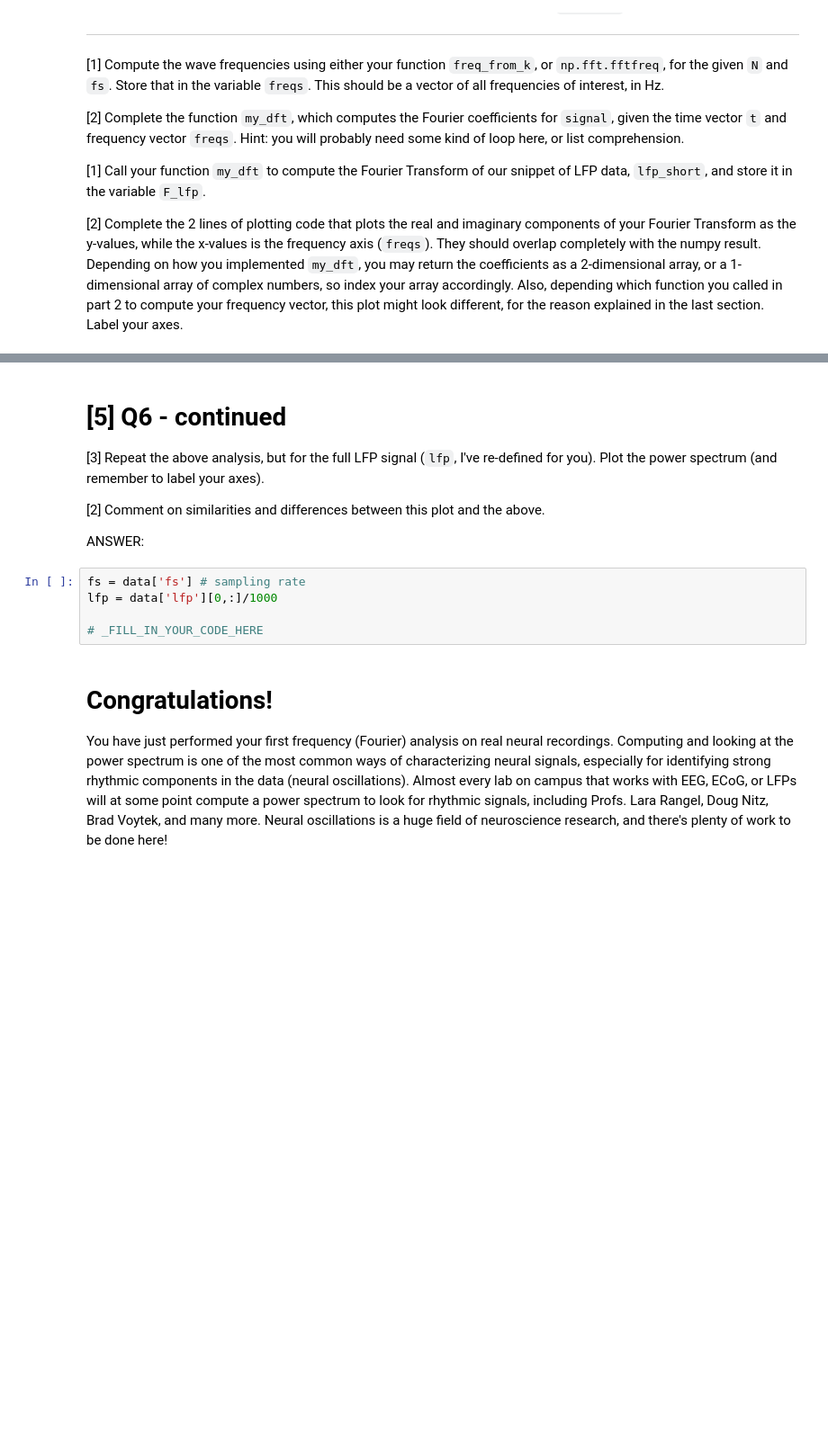
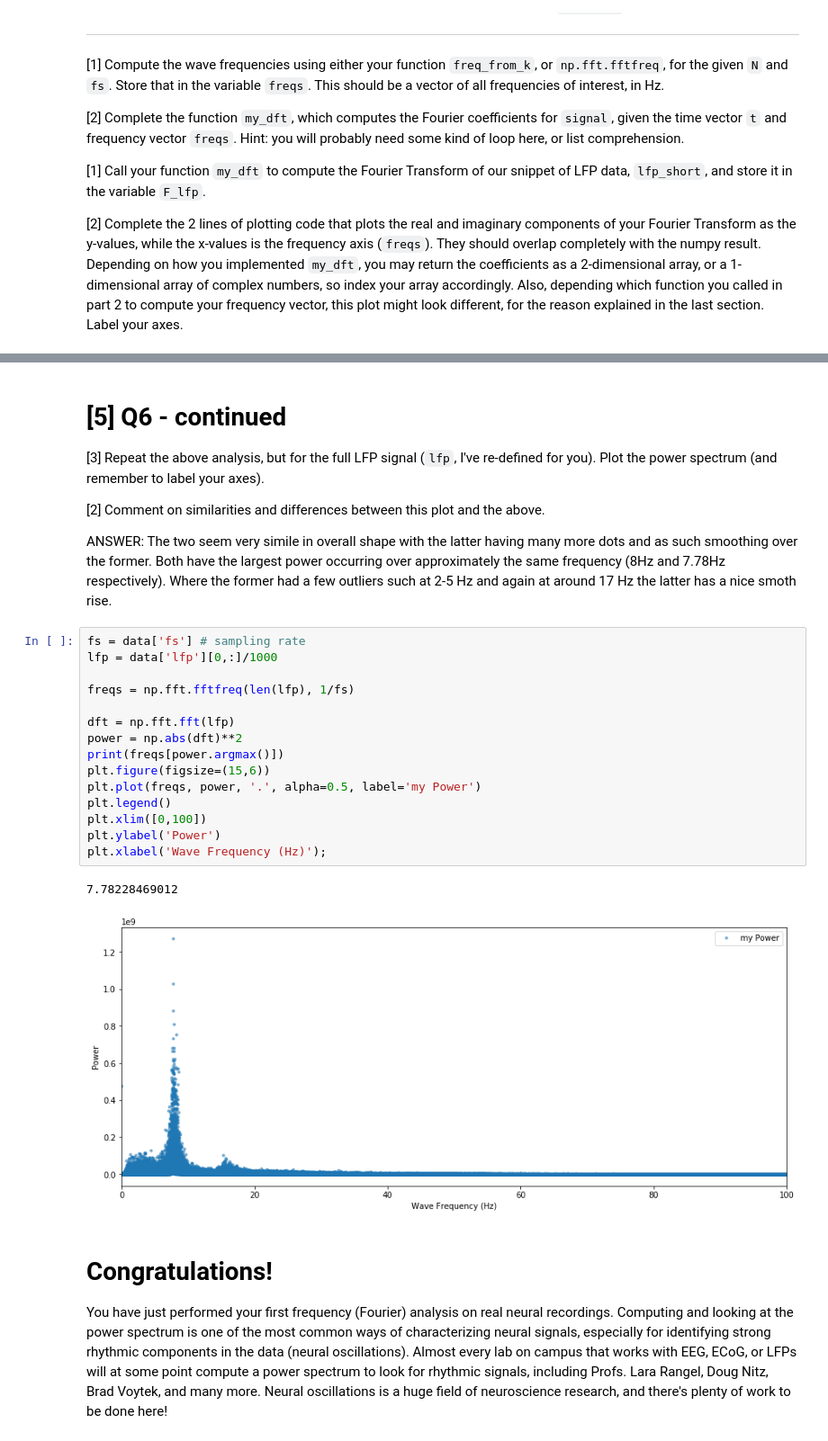
Before and after one commit to TamuzHod/COGS118C, a Jupyter notebook: Assignments/A2-FourierTransform.ipynb, the cells around one changed output, grey strips where cells are left out. Shown at 90% size. Cells and saved outputs as stored; diff of their text form; blank space fills up the shorter version.

```diff
--- a/Assignments/A2-FourierTransform.ipynb
+++ b/Assignments/A2-FourierTransform.ipynb
@@ -441,12 +444,25 @@ plt.xlim([0,100])
 
 [2] Comment on similarities and differences between this plot and the above.
 
-ANSWER:
+ANSWER: The two seem very simile in overall shape with the latter having many more dots and as such smoothing over the former. Both have the largest power occurring over approximately the same frequency (8Hz and 7.78Hz respectively). Where the former had a few outliers such at 2-5 Hz and again at around 17 Hz the latter has a nice smoth rise.
-# %%
-fs = data['fs'] # sampling rate
-lfp = data['lfp'][0,:]/1000
-
-# _FILL_IN_YOUR_CODE_HERE
+# %%
+fs = data['fs'] # sampling rate
+lfp = data['lfp'][0,:]/1000
+
+freqs = np.fft.fftfreq(len(lfp), 1/fs)
+
+dft = np.fft.fft(lfp)
+power = np.abs(dft)**2
+print(freqs[power.argmax()])
+plt.figure(figsize=(15,6))
+plt.plot(freqs, power, '.', alpha=0.5, label='my Power')
+plt.legend()
+plt.xlim([0,100])
+plt.ylabel('Power')
+plt.xlabel('Wave Frequency (Hz)');
+# %% [output]
+7.78228469012
+[figure, added]
 # %% [markdown]
 # Congratulations!
 You have just performed your first frequency (Fourier) analysis on real neural recordings. Computing and looking at the power spectrum is one of the most common ways of characterizing neural signals, especially for identifying strong rhythmic components in the data (neural oscillations). Almost every lab on campus that works with EEG, ECoG, or LFPs will at some point compute a power spectrum to look for rhythmic signals, including Profs. Lara Rangel, Doug Nitz, Brad Voytek, and many more. Neural oscillations is a huge field of neuroscience research, and there's plenty of work to be done here!
```
Also changed, not shown: parts of 8 cells of this notebook.
